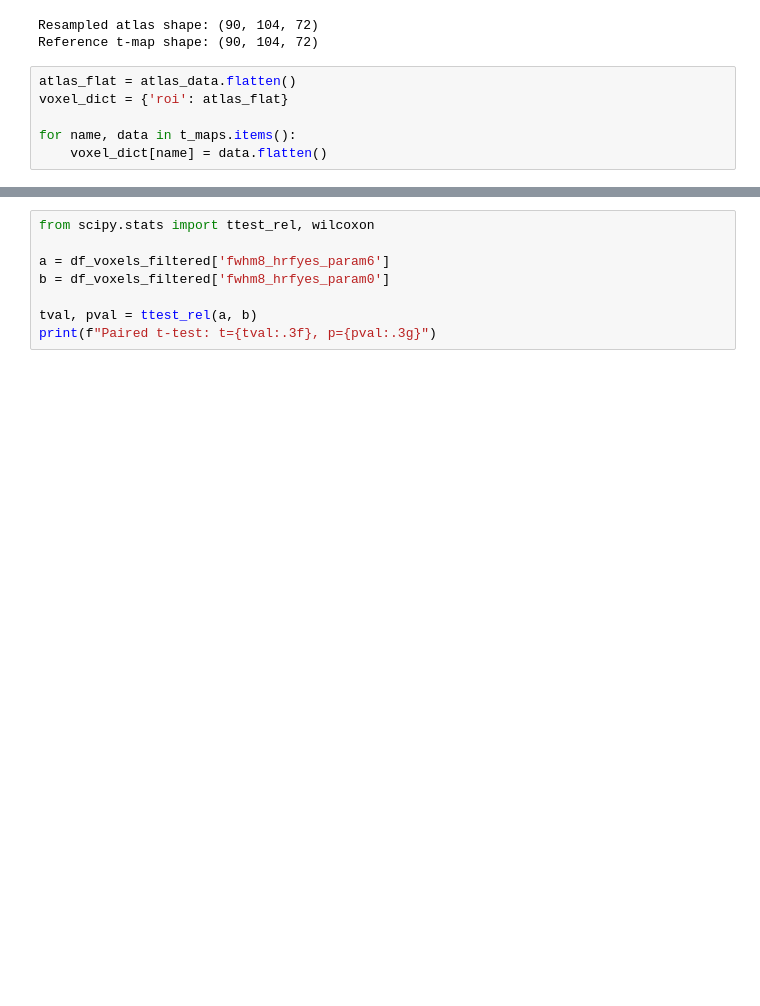
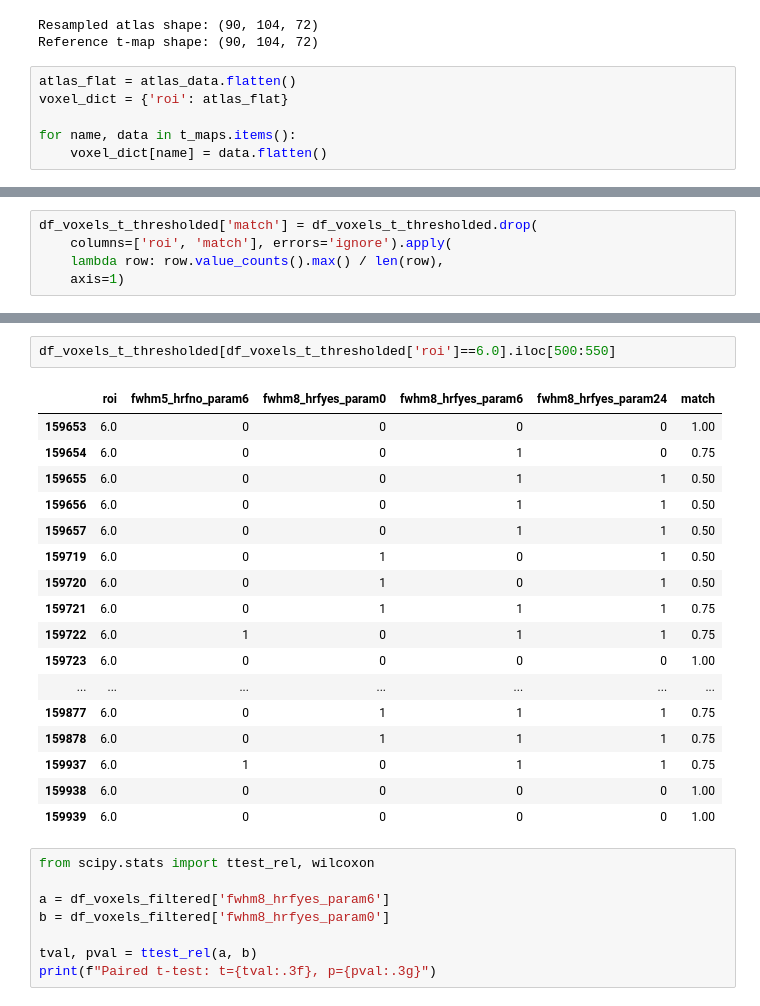
Before and after one commit to mwzhang851/hcp_multi_pipelines, a Jupyter notebook: src/within_subject_btwn_pipelines_analysis.ipynb, the cells around one changed output, grey strips where cells are left out. Saved outputs shown, nothing was run; the diff lists cells and outputs as text; blank space fills up the shorter version.

```diff
--- a/src/within_subject_btwn_pipelines_analysis.ipynb
+++ b/src/within_subject_btwn_pipelines_analysis.ipynb
@@ -258,0 +282,5 @@ df_voxels_filtered.head()
+# %%
+df_voxels_t_thresholded['match'] = df_voxels_t_thresholded.drop(
+    columns=['roi', 'match'], errors='ignore').apply(
+    lambda row: row.value_counts().max() / len(row),
+    axis=1)
@@ -259,3 +335,23 @@ df_voxels_filtered.head()
+# %%
+df_voxels_t_thresholded[df_voxels_t_thresholded['roi']==6.0].iloc[500:550]
+# %% [output]
+|  | roi | fwhm5_hrfno_param6 | fwhm8_hrfyes_param0 | fwhm8_hrfyes_param6 | fwhm8_hrfyes_param24 | match |
+| 159653 | 6.0 | 0 | 0 | 0 | 0 | 1.00 |
+| 159654 | 6.0 | 0 | 0 | 1 | 0 | 0.75 |
+| 159655 | 6.0 | 0 | 0 | 1 | 1 | 0.50 |
+| 159656 | 6.0 | 0 | 0 | 1 | 1 | 0.50 |
+| 159657 | 6.0 | 0 | 0 | 1 | 1 | 0.50 |
+| 159719 | 6.0 | 0 | 1 | 0 | 1 | 0.50 |
+| 159720 | 6.0 | 0 | 1 | 0 | 1 | 0.50 |
+| 159721 | 6.0 | 0 | 1 | 1 | 1 | 0.75 |
+| 159722 | 6.0 | 1 | 0 | 1 | 1 | 0.75 |
+| 159723 | 6.0 | 0 | 0 | 0 | 0 | 1.00 |
+| ... | ... | ... | ... | ... | ... | ... |
+| 159877 | 6.0 | 0 | 1 | 1 | 1 | 0.75 |
+| 159878 | 6.0 | 0 | 1 | 1 | 1 | 0.75 |
+| 159937 | 6.0 | 1 | 0 | 1 | 1 | 0.75 |
+| 159938 | 6.0 | 0 | 0 | 0 | 0 | 1.00 |
+| 159939 | 6.0 | 0 | 0 | 0 | 0 | 1.00 |
 # %%
 from scipy.stats import ttest_rel, wilcoxon
 
```
Also changed, not shown: parts of 16 cells of this notebook, 2 other files.
